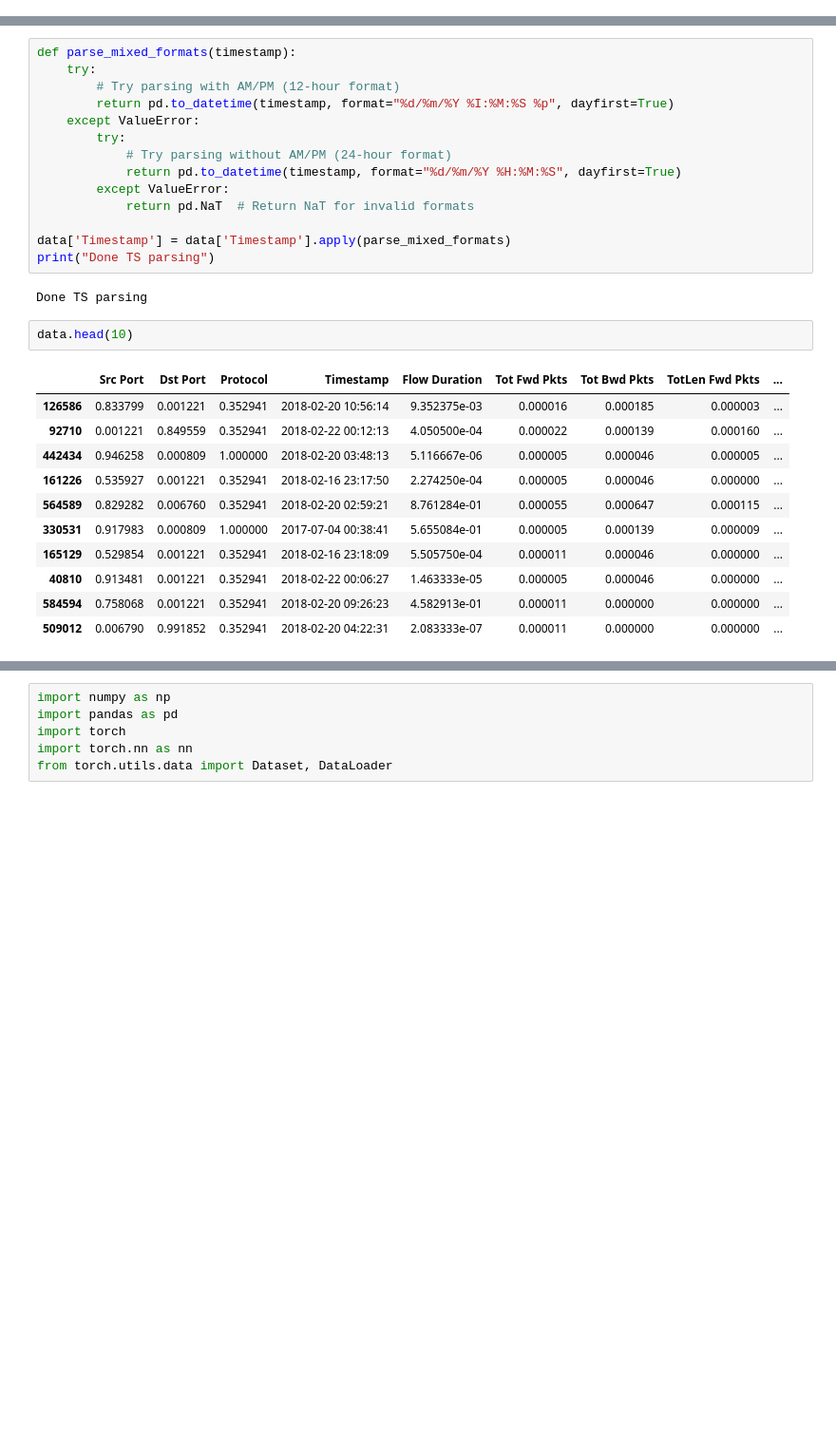
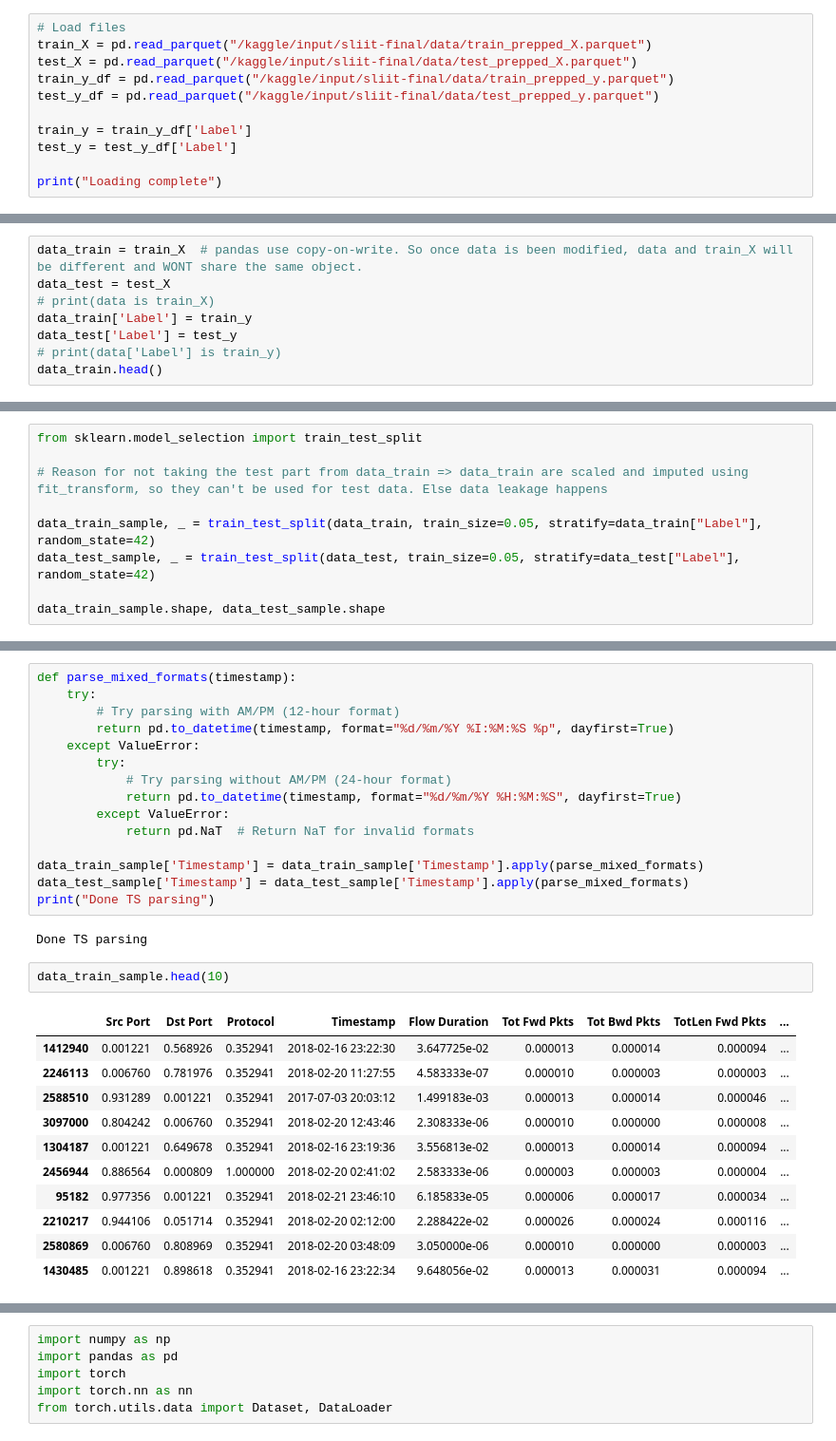
Before and after one commit to rtweera/ddos-classifier, a Jupyter notebook: log-reg-autoencoder-lstm-for-ddos.ipynb, the cells around one changed output, grey strips where cells are left out. Shown: that part at 95% size. Cells and saved outputs as stored; diff of their text form; blank space fills up the shorter version.

```diff
--- a/log-reg-autoencoder-lstm-for-ddos.ipynb
+++ b/log-reg-autoencoder-lstm-for-ddos.ipynb
@@ -618,0 +648,11 @@ Files loaded successfully
+# %%
+# Load files
+train_X = pd.read_parquet("/kaggle/input/sliit-final/data/train_prepped_X.parquet")
+test_X = pd.read_parquet("/kaggle/input/sliit-final/data/test_prepped_X.parquet")
+train_y_df = pd.read_parquet("/kaggle/input/sliit-final/data/train_prepped_y.parquet")
+test_y_df = pd.read_parquet("/kaggle/input/sliit-final/data/test_prepped_y.parquet")
+
+train_y = train_y_df['Label']
+test_y = test_y_df['Label']
+
+print("Loading complete")
@@ -645,0 +686,8 @@ data.head()
+# %%
+data_train = train_X  # pandas use copy-on-write. So once data is been modified, data and train_X will be different and WONT share the same object.
+data_test = test_X
+# print(data is train_X)
+data_train['Label'] = train_y
+data_test['Label'] = test_y
+# print(data['Label'] is train_y)
+data_train.head()
@@ -645,0 +702,9 @@ data.head()
+# %%
+from sklearn.model_selection import train_test_split
+
+# Reason for not taking the test part from data_train => data_train are scaled and imputed using fit_transform, so they can't be used for test data. Else data leakage happens
+
+data_train_sample, _ = train_test_split(data_train, train_size=0.05, stratify=data_train["Label"], random_state=42)
+data_test_sample, _ = train_test_split(data_test, train_size=0.05, stratify=data_test["Label"], random_state=42)
+
+data_train_sample.shape, data_test_sample.shape
@@ -655,24 +722,25 @@ def parse_mixed_formats(timestamp):
         except ValueError:
             return pd.NaT  # Return NaT for invalid formats
 
-data['Timestamp'] = data['Timestamp'].apply(parse_mixed_formats)
+data_train_sample['Timestamp'] = data_train_sample['Timestamp'].apply(parse_mixed_formats)
+data_test_sample['Timestamp'] = data_test_sample['Timestamp'].apply(parse_mixed_formats)
 print("Done TS parsing")
 # %% [output]
 Done TS parsing
 # %%
-data.head(10)
+data_train_sample.head(10)
 # %% [output]
 |  | Src Port | Dst Port | Protocol | Timestamp | Flow Duration | Tot Fwd Pkts | Tot Bwd Pkts | TotLen Fwd Pkts | ... |
-| 126586 | 0.833799 | 0.001221 | 0.352941 | 2018-02-20 10:56:14 | 9.352375e-03 | 0.000016 | 0.000185 | 0.000003 | ... |
-| 92710 | 0.001221 | 0.849559 | 0.352941 | 2018-02-22 00:12:13 | 4.050500e-04 | 0.000022 | 0.000139 | 0.000160 | ... |
-| 442434 | 0.946258 | 0.000809 | 1.000000 | 2018-02-20 03:48:13 | 5.116667e-06 | 0.000005 | 0.000046 | 0.000005 | ... |
-| 161226 | 0.535927 | 0.001221 | 0.352941 | 2018-02-16 23:17:50 | 2.274250e-04 | 0.000005 | 0.000046 | 0.000000 | ... |
-| 564589 | 0.829282 | 0.006760 | 0.352941 | 2018-02-20 02:59:21 | 8.761284e-01 | 0.000055 | 0.000647 | 0.000115 | ... |
-| 330531 | 0.917983 | 0.000809 | 1.000000 | 2017-07-04 00:38:41 | 5.655084e-01 | 0.000005 | 0.000139 | 0.000009 | ... |
-| 165129 | 0.529854 | 0.001221 | 0.352941 | 2018-02-16 23:18:09 | 5.505750e-04 | 0.000011 | 0.000046 | 0.000000 | ... |
-| 40810 | 0.913481 | 0.001221 | 0.352941 | 2018-02-22 00:06:27 | 1.463333e-05 | 0.000005 | 0.000046 | 0.000000 | ... |
-| 584594 | 0.758068 | 0.001221 | 0.352941 | 2018-02-20 09:26:23 | 4.582913e-01 | 0.000011 | 0.000000 | 0.000000 | ... |
-| 509012 | 0.006790 | 0.991852 | 0.352941 | 2018-02-20 04:22:31 | 2.083333e-07 | 0.000011 | 0.000000 | 0.000000 | ... |
+| 1412940 | 0.001221 | 0.568926 | 0.352941 | 2018-02-16 23:22:30 | 3.647725e-02 | 0.000013 | 0.000014 | 0.000094 | ... |
+| 2246113 | 0.006760 | 0.781976 | 0.352941 | 2018-02-20 11:27:55 | 4.583333e-07 | 0.000010 | 0.000003 | 0.000003 | ... |
+| 2588510 | 0.931289 | 0.001221 | 0.352941 | 2017-07-03 20:03:12 | 1.499183e-03 | 0.000013 | 0.000014 | 0.000046 | ... |
+| 3097000 | 0.804242 | 0.006760 | 0.352941 | 2018-02-20 12:43:46 | 2.308333e-06 | 0.000010 | 0.000000 | 0.000008 | ... |
+| 1304187 | 0.001221 | 0.649678 | 0.352941 | 2018-02-16 23:19:36 | 3.556813e-02 | 0.000013 | 0.000014 | 0.000094 | ... |
+| 2456944 | 0.886564 | 0.000809 | 1.000000 | 2018-02-20 02:41:02 | 2.583333e-06 | 0.000003 | 0.000003 | 0.000004 | ... |
+| 95182 | 0.977356 | 0.001221 | 0.352941 | 2018-02-21 23:46:10 | 6.185833e-05 | 0.000006 | 0.000017 | 0.000034 | ... |
+| 2210217 | 0.944106 | 0.051714 | 0.352941 | 2018-02-20 02:12:00 | 2.288422e-02 | 0.000026 | 0.000024 | 0.000116 | ... |
+| 2580869 | 0.006760 | 0.808969 | 0.352941 | 2018-02-20 03:48:09 | 3.050000e-06 | 0.000010 | 0.000000 | 0.000003 | ... |
+| 1430485 | 0.001221 | 0.898618 | 0.352941 | 2018-02-16 23:22:34 | 9.648056e-02 | 0.000013 | 0.000031 | 0.000094 | ... |
 10 rows × 89 columns
 # %%
 # Check for pd.NaT in Timestamp column
```
Also changed, not shown: parts of 33 cells of this notebook.
